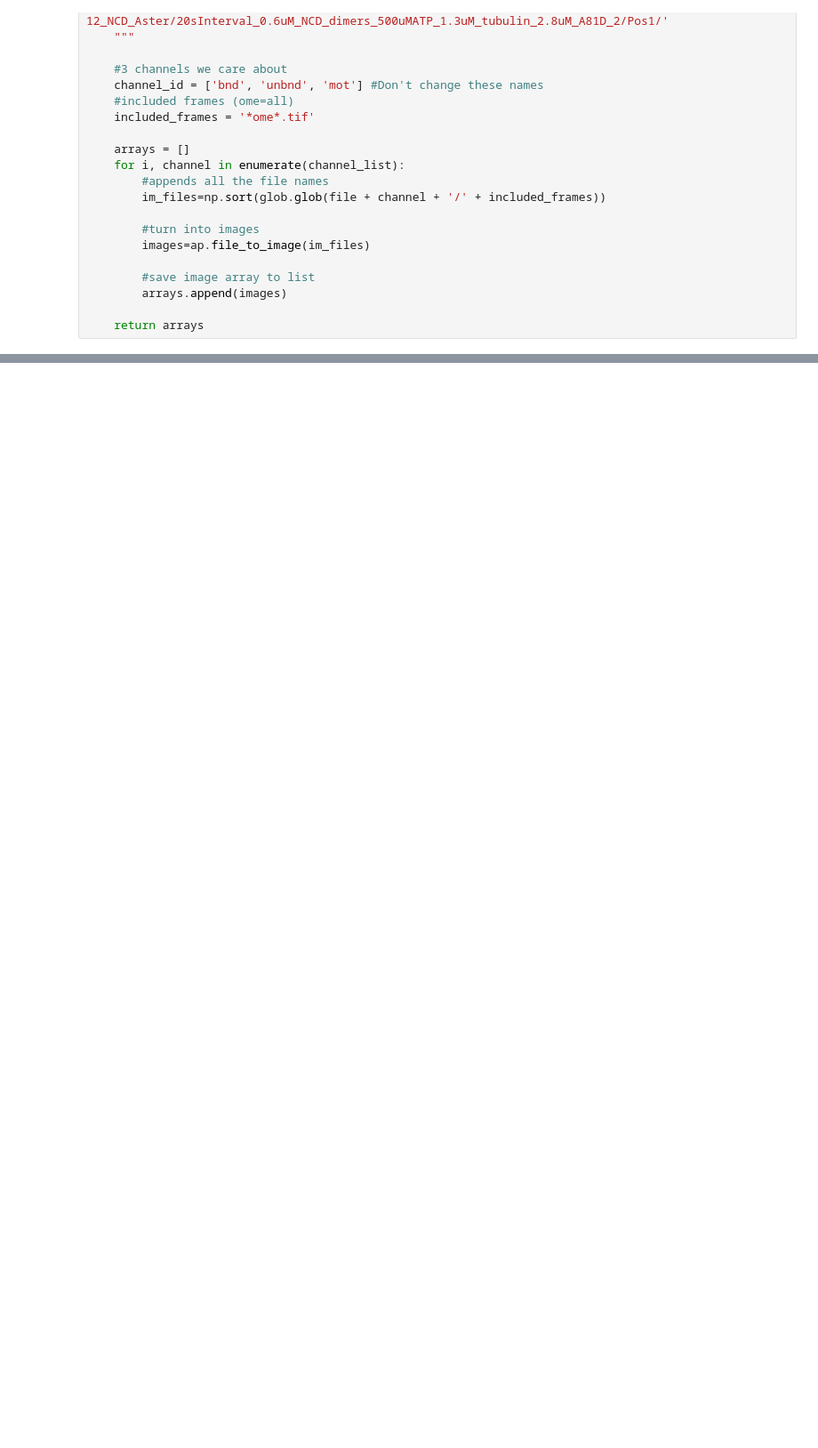
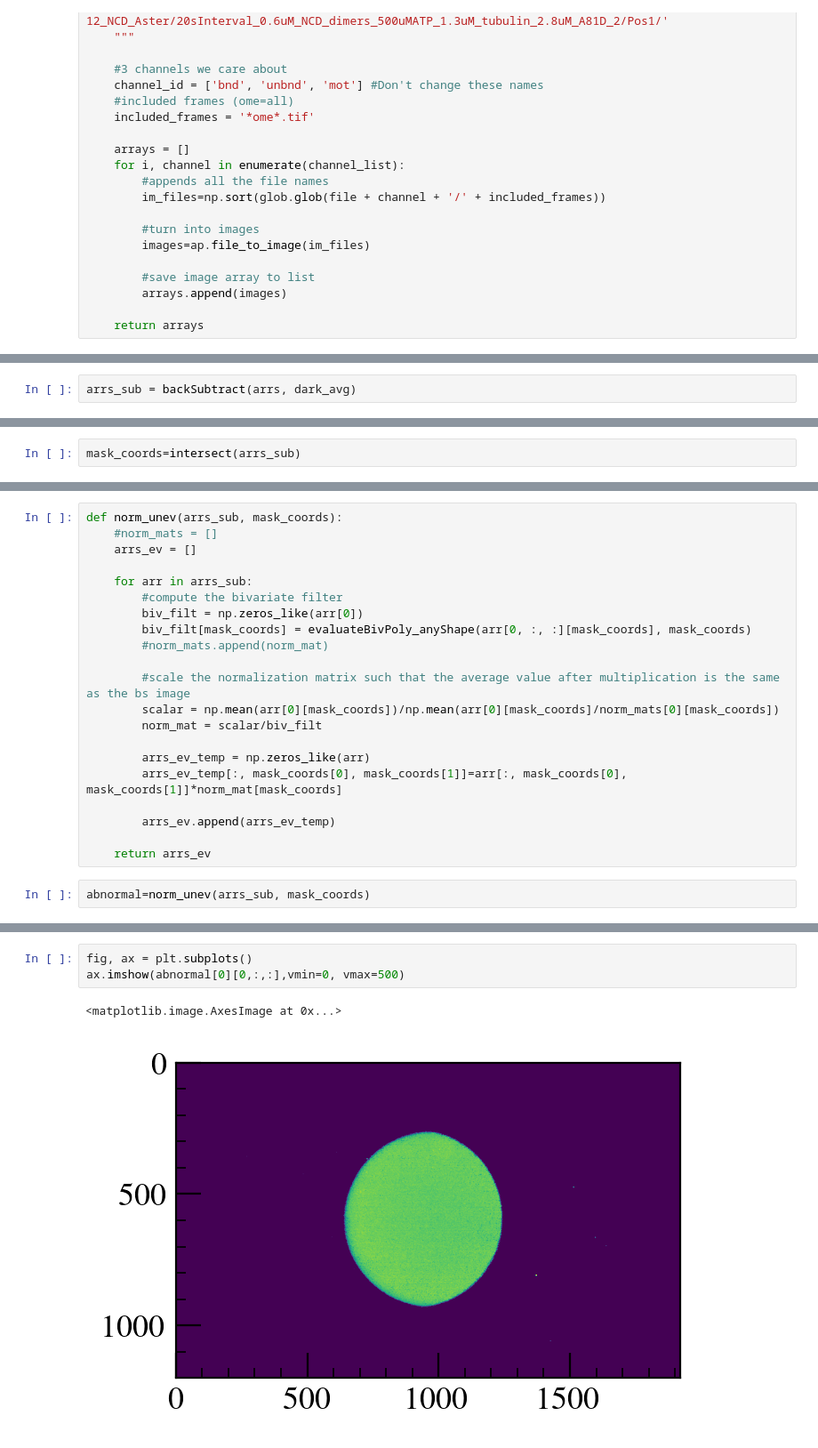
Before and after one commit to RPGroup-PBoC/am_atp, a Jupyter notebook: analysis/aster/20240821_paraAster.ipynb, the cells around one changed output, grey strips where cells are left out. Shown at 89% size. Saved outputs shown, nothing was run; the diff lists cells and outputs as text; blank space fills up the shorter version.

```diff
--- a/analysis/aster/20240821_paraAster.ipynb
+++ b/analysis/aster/20240821_paraAster.ipynb
@@ -128,0 +220,2 @@ arrs = parse_channelarrays('../../data/aster/2023-12-12_NCD_Aster/20sInterval_0.
+# %%
+arrs_sub = backSubtract(arrs, dark_avg)
@@ -128,0 +240,2 @@ arrs = parse_channelarrays('../../data/aster/2023-12-12_NCD_Aster/20sInterval_0.
+# %%
+mask_coords=intersect(arrs_sub)
@@ -128,0 +274,23 @@ arrs = parse_channelarrays('../../data/aster/2023-12-12_NCD_Aster/20sInterval_0.
+# %%
+def norm_unev(arrs_sub, mask_coords):
+    #norm_mats = []
+    arrs_ev = []
+
+    for arr in arrs_sub:
+        #compute the bivariate filter
+        biv_filt = np.zeros_like(arr[0])
+        biv_filt[mask_coords] = evaluateBivPoly_anyShape(arr[0, :, :][mask_coords], mask_coords)
+        #norm_mats.append(norm_mat)
+
+        #scale the normalization matrix such that the average value after multiplication is the same as the bs image
+        scalar = np.mean(arr[0][mask_coords])/np.mean(arr[0][mask_coords]/norm_mats[0][mask_coords])
+        norm_mat = scalar/biv_filt
+
+        arrs_ev_temp = np.zeros_like(arr)
+        arrs_ev_temp[:, mask_coords[0], mask_coords[1]]=arr[:, mask_coords[0], mask_coords[1]]*norm_mat[mask_coords]
+
+        arrs_ev.append(arrs_ev_temp)
+
+    return arrs_ev
+# %%
+abnormal=norm_unev(arrs_sub, mask_coords)
@@ -128,0 +301,6 @@ arrs = parse_channelarrays('../../data/aster/2023-12-12_NCD_Aster/20sInterval_0.
+# %%
+fig, ax = plt.subplots()
+ax.imshow(abnormal[0][0,:,:],vmin=0, vmax=500)
+# %% [output]
+<matplotlib.image.AxesImage at 0x...>
+[figure, added]
```
Also changed, not shown: parts of 22 cells of this notebook, 1 other file.
